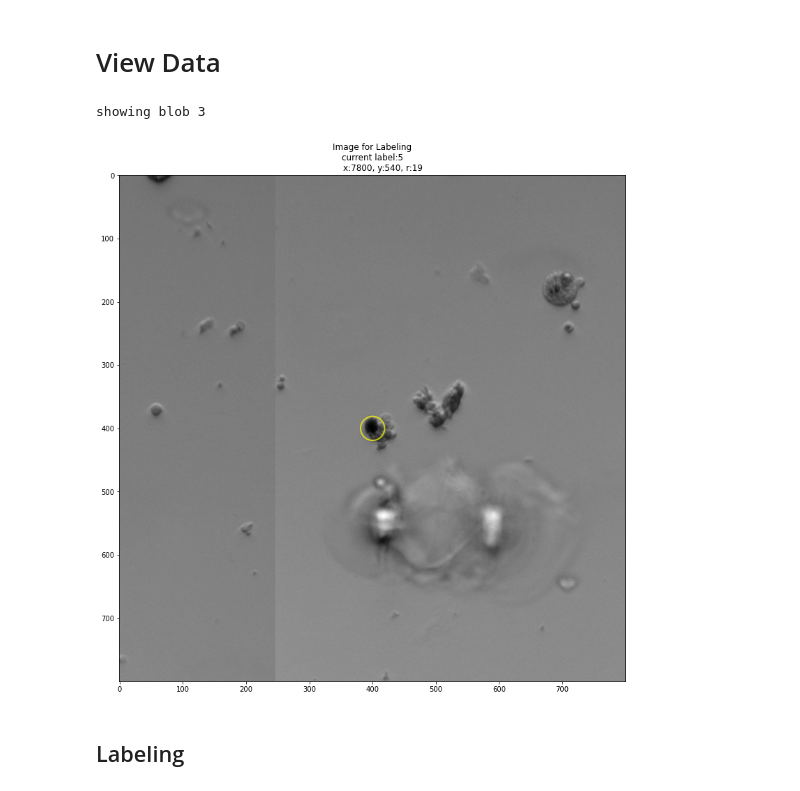
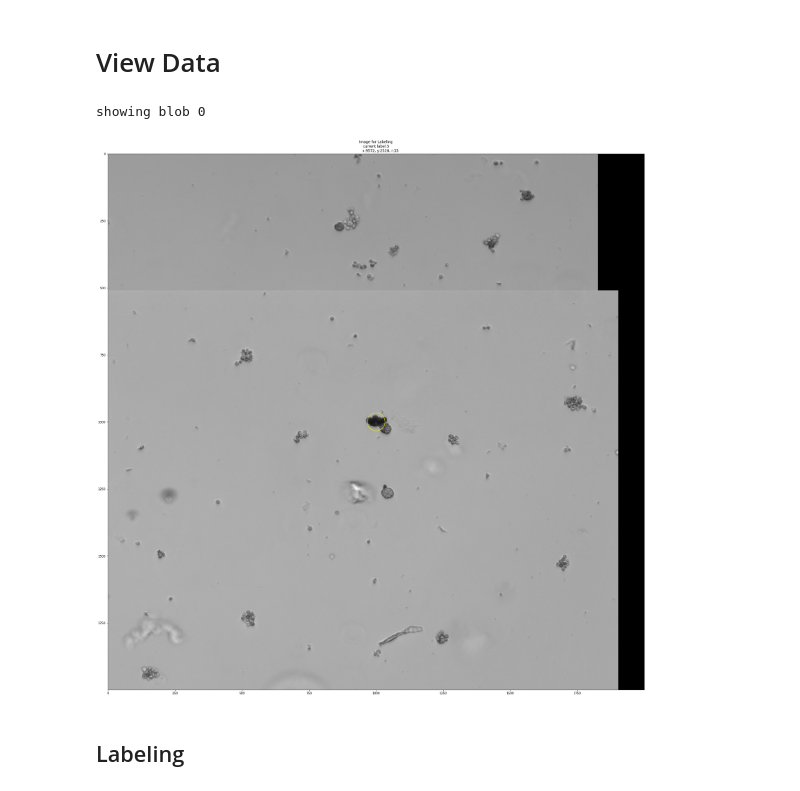
Before and after one commit to radio1988/c-count, a Jupyter notebook: workflow/notebooks/labeling.ipynb, the cells around one changed output. Saved outputs shown, nothing was run; the diff lists cells and outputs as text; code cells hidden in the pictures.

```diff
--- a/workflow/notebooks/labeling.ipynb
+++ b/workflow/notebooks/labeling.ipynb
@@ -74,12 +74,12 @@ read_czi: ../../data/IL17AF_POINT1_EPO_1_FIRST_SCAN-Stitching-07.czi
 # %%
 i = np.random.choice(len(locs))
 print('showing blob {}'.format(i))
 
-crops = crop_blobs(locs[i:i+1], image, crop_width=400)  # User can change crop_width
+crops = crop_blobs(locs[i:i+1], image, crop_width=1000)  # User can change crop_width
 p = plot_flat_crop(crops[0, :],  image_scale=1)
 # %% [output]
-showing blob 3
+showing blob 0
-[figure, old version]
+[figure, new version]
 # %% [markdown]
 ## Labeling
 # %%
```
Also changed, not shown: parts of 2 cells of this notebook, 7 other files.
